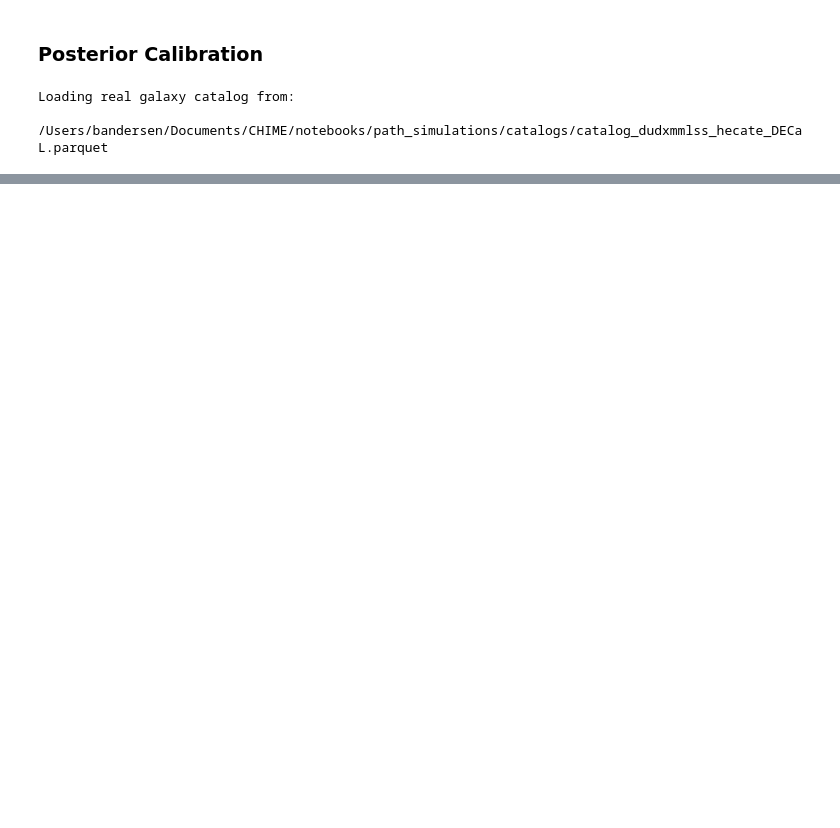
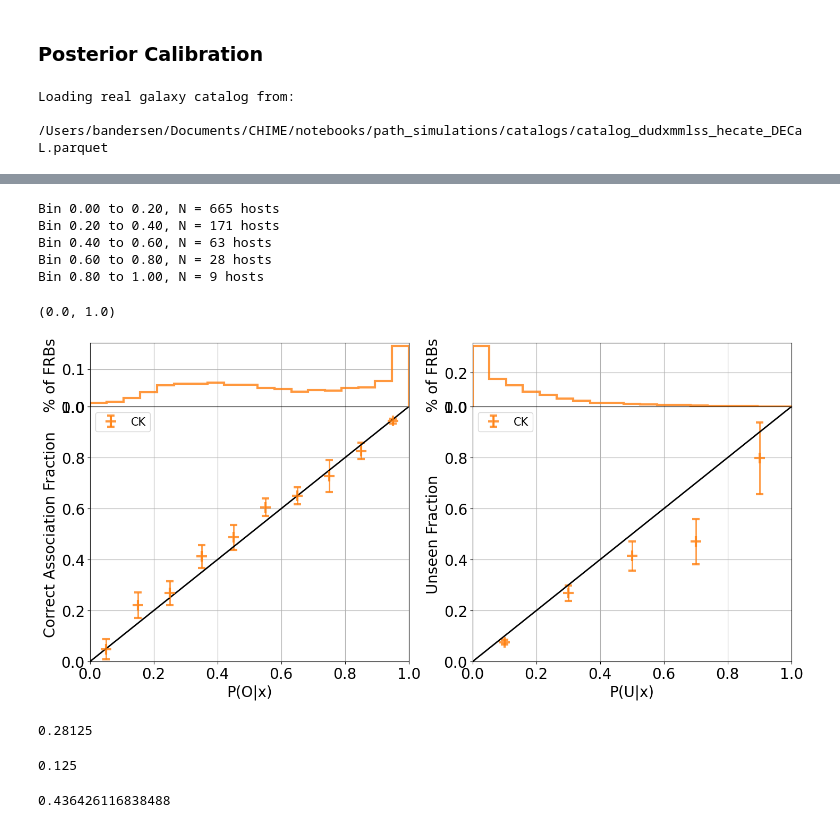
Before and after one commit to FRBs/astropath, a Jupyter notebook: docs/nb/Simulate_Run_PATH.ipynb, the cells around one changed output, grey strips where cells are left out. Cells and saved outputs as stored; diff of their text form; code cells hidden in the pictures; blank space fills up the shorter version.

```diff
--- a/docs/nb/Simulate_Run_PATH.ipynb
+++ b/docs/nb/Simulate_Run_PATH.ipynb
@@ -631,6 +661,6 @@ else:
 Loading real galaxy catalog from:
   /Users/bandersen/Documents/CHIME/notebooks/path_simulations/catalogs/catalog_dudxmmlss_hecate_DECaL.parquet
 # %%
-digest_filt = calculate_unseen(digest, galaxy_catalog, thresh_cross_match=2.)
+digest_filt = calculate_unseen(digest, path_catalog, thresh_cross_match=2.)
 # %% [output]
 Starting cross-matching (will take a minute)...
@@ -668,7 +699,7 @@ for kk in range(N):
     digest_jn = digest.iloc[inds]
 
     # Calculate correct association rate vs P(O|x) in each bin
-    P_Ox_bin_edges = np.arange(0, 1.2, 0.2)
+    P_Ox_bin_edges = np.arange(0, 1.2, 0.1)
     tp_fraction = []
     for ii in range(len(P_Ox_bin_edges)-1):
         P_Ox_start_bin = P_Ox_bin_edges[ii]
@@ -713,39 +744,56 @@ ax.set_xticklabels([])
 ax = plt.axes(post_PUx_ax)
 
 # Jackknife to get errors
-N = 20
+N = 500
 unseen_jn_data = []
 for kk in range(N):
     # Remove 1/5 of points
     inds = random.sample(range(len(digest_filt)), int(len(digest_filt)/5))
     digest_jn = digest_filt.iloc[inds]
 
     # Calculate correct association rate vs P(U|x) in each bin
-    P_Ux_bin_edges = np.arange(0, 1.2, 0.2)
+    P_Ux_bin_edges = np.arange(0., 1.2, 0.2)
     unseen_fraction = []
     for ii in range(len(P_Ux_bin_edges)-1):
         P_Ux_start_bin = P_Ux_bin_edges[ii]
         P_Ux_end_bin = P_Ux_bin_edges[ii+1]
         in_bin = (digest_jn['P_Ux'] >= P_Ux_start_bin) & (digest_jn['P_Ux'] <= P_Ux_end_bin)
         digest_in_bin = digest_jn[in_bin]
         digest_unseen = digest_in_bin[digest_in_bin['unseen']]
-        if len(digest_in_bin) in range(5):
+        if kk == 0:
+            print(f"Bin {P_Ux_start_bin:.2f} to {P_Ux_end_bin:.2f}, N = {len(digest_in_bin)} hosts")
+        if len(digest_in_bin) in range(1):
             unseen_frac = np.nan
         else:
             unseen_frac = len(digest_unseen) / len(digest_in_bin)
         unseen_fraction.append(unseen_frac)
     P_Ux_bin_centers = (P_Ux_bin_edges[:-1] + P_Ux_bin_edges[1:]) / 2.
     unseen_jn_data.append(unseen_fraction)
 # Plot points
 plt.errorbar(
     P_Ux_bin_centers, np.nanmean(unseen_jn_data, axis=0), yerr=np.nanstd(unseen_jn_data, axis=0),
     capsize=5, elinewidth=2, markersize=15, mew=3, color=cycle[1], marker='+',
     linestyle="None", alpha=0.8, label='CK',
 )
 plt.plot(np.arange(0,1.1,0.1), np.arange(0,1.1,0.1), lw=2, color='black')
 plt.xlabel('P(U|x)')
 plt.ylabel('Unseen Fraction')
 plt.legend(fontsize=15)
 plt.grid(zorder=20)
 plt.ylim([0.,1.])
 plt.xlim([0.,1.])
+# %% [output]
+Bin 0.00 to 0.20, N = 665 hosts
+Bin 0.20 to 0.40, N = 171 hosts
+Bin 0.40 to 0.60, N = 63 hosts
+Bin 0.60 to 0.80, N = 28 hosts
+Bin 0.80 to 1.00, N = 9 hosts
+(0.0, 1.0)
+[figure, added]
+# %%
+P_Ux_start_bin = 0.6
+P_Ux_end_bin = 0.8
+in_bin = (digest_filt['P_Ux'] >= P_Ux_start_bin) & (digest_filt['P_Ux'] <= P_Ux_end_bin)
+len(digest_filt[in_bin][digest_filt[in_bin]['correct_association']])/len(digest_filt[in_bin])
+# %% [output]
+0.28125
@@ -751,0 +802,7 @@ plt.xlim([0.,1.])
+# %%
+P_Ux_start_bin = 0.8
+P_Ux_end_bin = 1.0
+in_bin = (digest_filt['P_Ux'] >= P_Ux_start_bin) & (digest_filt['P_Ux'] <= P_Ux_end_bin)
+len(digest_filt[in_bin][digest_filt[in_bin]['correct_association']])/len(digest_filt[in_bin])
+# %% [output]
+0.125
@@ -751,0 +811,7 @@ plt.xlim([0.,1.])
+# %%
+P_Ux_start_bin = 0.2
+P_Ux_end_bin = 0.4
+in_bin = (digest_filt['P_Ux'] >= P_Ux_start_bin) & (digest_filt['P_Ux'] <= P_Ux_end_bin)
+len(digest_filt[in_bin][digest_filt[in_bin]['correct_association']])/len(digest_filt[in_bin])
+# %% [output]
+0.436426116838488
```
Also changed, not shown: parts of 9 cells of this notebook, 9 other files.
